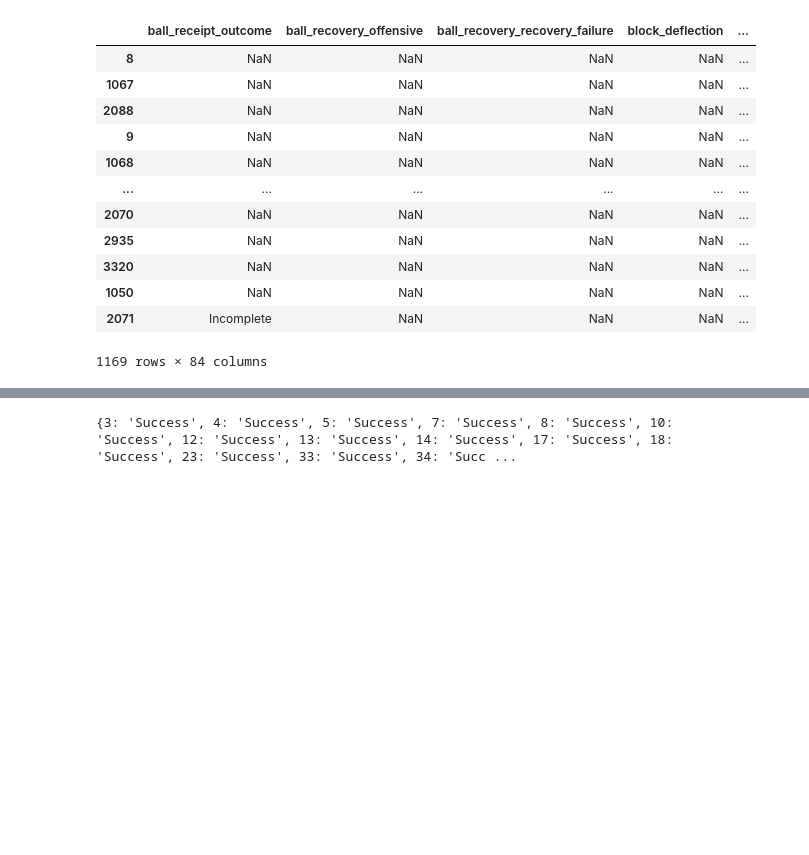
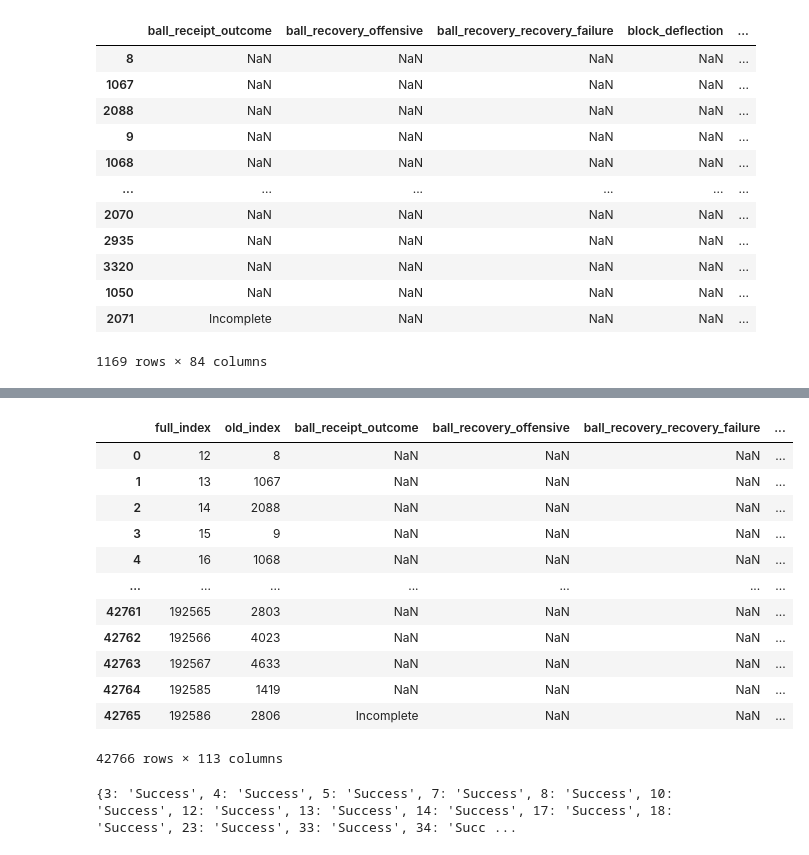
Before and after one commit to ryaa2020/Throw-ins-Gain-the-Upper-Hand, a Jupyter notebook: retainPossession.ipynb, the cells around one changed output, grey strips where cells are left out. Saved outputs shown, nothing was run; the diff lists cells and outputs as text; code cells hidden in the pictures; blank space fills up the shorter version.

```diff
--- a/retainPossession.ipynb
+++ b/retainPossession.ipynb
@@ -121,3 +106,21 @@ df_throwIn_final
+# %%
+df_throwIn_new_index = df_throwIn.reset_index()
+df_throwIn_final = df_throwIn_new_index.rename(columns={'level_0': 'full_index','Unnamed: 0': 'old_index'})
+df_throwIn_final
+# %% [output]
+|  | full_index | old_index | ball_receipt_outcome | ball_recovery_offensive | ball_recovery_recovery_failure | ... |
+| 0 | 12 | 8 | NaN | NaN | NaN | ... |
+| 1 | 13 | 1067 | NaN | NaN | NaN | ... |
+| 2 | 14 | 2088 | NaN | NaN | NaN | ... |
+| 3 | 15 | 9 | NaN | NaN | NaN | ... |
+| 4 | 16 | 1068 | NaN | NaN | NaN | ... |
+| ... | ... | ... | ... | ... | ... | ... |
+| 42761 | 192565 | 2803 | NaN | NaN | NaN | ... |
+| 42762 | 192566 | 4023 | NaN | NaN | NaN | ... |
+| 42763 | 192567 | 4633 | NaN | NaN | NaN | ... |
+| 42764 | 192585 | 1419 | NaN | NaN | NaN | ... |
+| 42765 | 192586 | 2806 | Incomplete | NaN | NaN | ... |
+42766 rows × 113 columns
 # %%
 # create dictionary deeming each throw in a success or failure
 # success defined as retaining possession for at least 7 seconds
```
Also changed, not shown: parts of 12 cells of this notebook, 3 other files.
